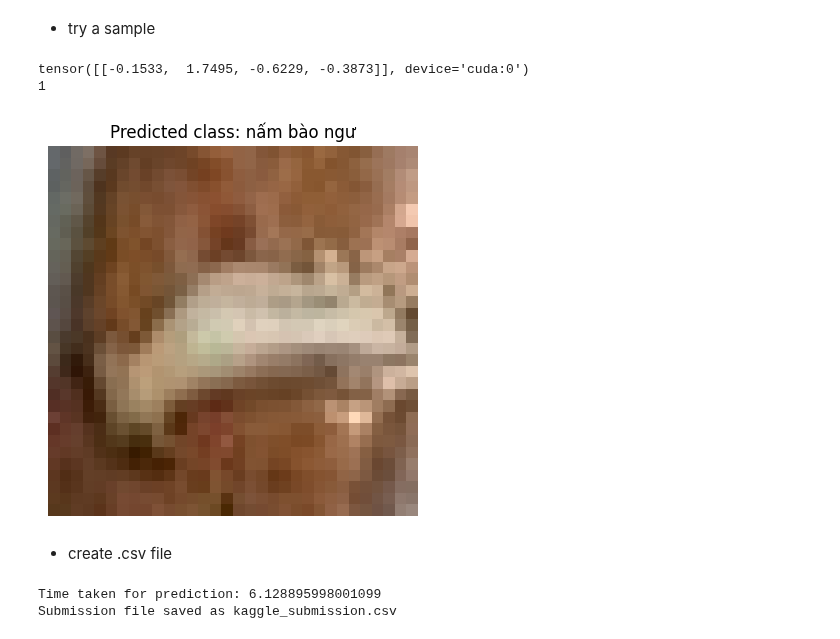
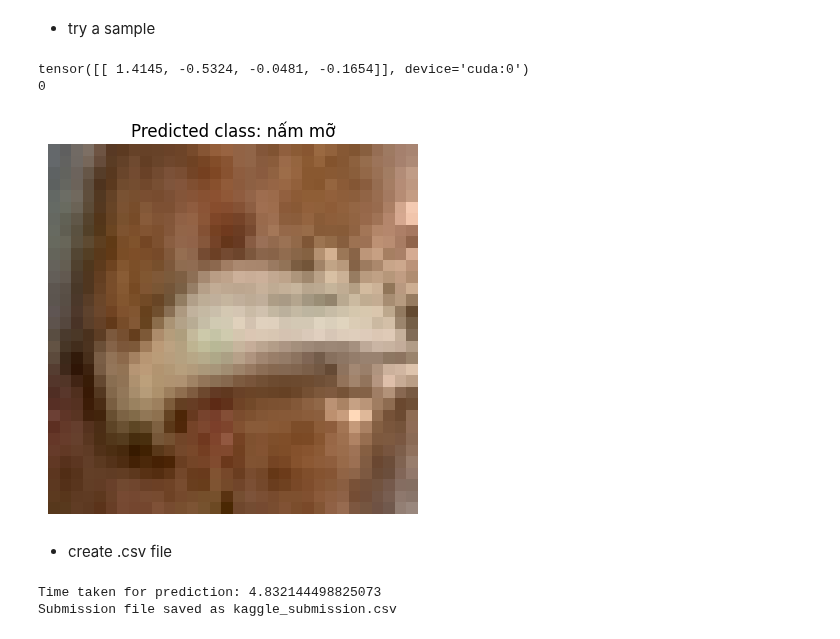
Before and after one commit to Beeditor04/hutech_mushroom, a Jupyter notebook: src/4.KAGGLE_SUBMISSION.ipynb, the cells around one changed output. Drawn from its saved outputs; the diff is of its cells as text; code cells hidden in the pictures.

Commit message:
remove edge ehance

```diff
--- a/src/4.KAGGLE_SUBMISSION.ipynb
+++ b/src/4.KAGGLE_SUBMISSION.ipynb
@@ -115,42 +115,42 @@ class EdgeEnhance(object):
         return image.filter(ImageFilter.EDGE_ENHANCE)
 
 transform = transforms.Compose([
-    transforms.RandomApply([EdgeEnhance()], p=1),
+    # transforms.RandomApply([EdgeEnhance()], p=1),
     transforms.Resize((224, 224)),
     transforms.ToTensor(),
     # transforms.Normalize(mean=[0.485, 0.456, 0.406], std=[0.229, 0.224, 0.225]),
 ])
 
 with torch.no_grad():
     image = Image.open(image_path)
     img_tensor = transform(image).unsqueeze(0).to(device)
     model.eval()
     output = model(img_tensor)
     print(output)
     _, predicted = torch.max(output, 1)
     print(predicted.item())  # Print the predicted class index
 
 classes = {
     0: "nấm mỡ",
     1: "nấm bào ngư",
     2: "nấm đùi gà",
     3: "nấm linh chi trắng",
 }
 # plot
 import matplotlib.pyplot as plt
 import numpy as np
 import cv2
 
 image = cv2.imread(image_path)
 image = cv2.cvtColor(image, cv2.COLOR_BGR2RGB)
 plt.imshow(image)
 plt.axis('off')
 plt.title(f"Predicted class: {classes[predicted.item()]}")
 plt.show()
 # %% [output]
-tensor([[-0.1533,  1.7495, -0.6229, -0.3873]], device='cuda:0')
-1
+tensor([[ 1.4145, -0.5324, -0.0481, -0.1654]], device='cuda:0')
+0
-[figure, old version]
+[figure, new version]
 # %% [markdown]
 - create .csv file
 # %%
@@ -165,7 +165,7 @@ import time
 device = torch.device("cuda" if torch.cuda.is_available() else "cpu")
 
 transform = transforms.Compose([
-    transforms.RandomApply([EdgeEnhance()], p=1),
+    # transforms.RandomApply([EdgeEnhance()], p=1),
     transforms.Resize((224, 224)),
     transforms.ToTensor(),
     # transforms.Normalize(mean=[0.485, 0.456, 0.406], std=[0.229, 0.224, 0.225]),
@@ -217,7 +217,7 @@ run.log({"table": table})
 
 artifact = wandb.Artifact("submission", type="table")
 # %% [output]
-Time taken for prediction: 6.128895998001099
+Time taken for prediction: 4.832144498825073
 Submission file saved as kaggle_submission.csv
 # %%
 count_0 = 0
```
Also changed, not shown: parts of 6 cells of this notebook, 4 other files.
